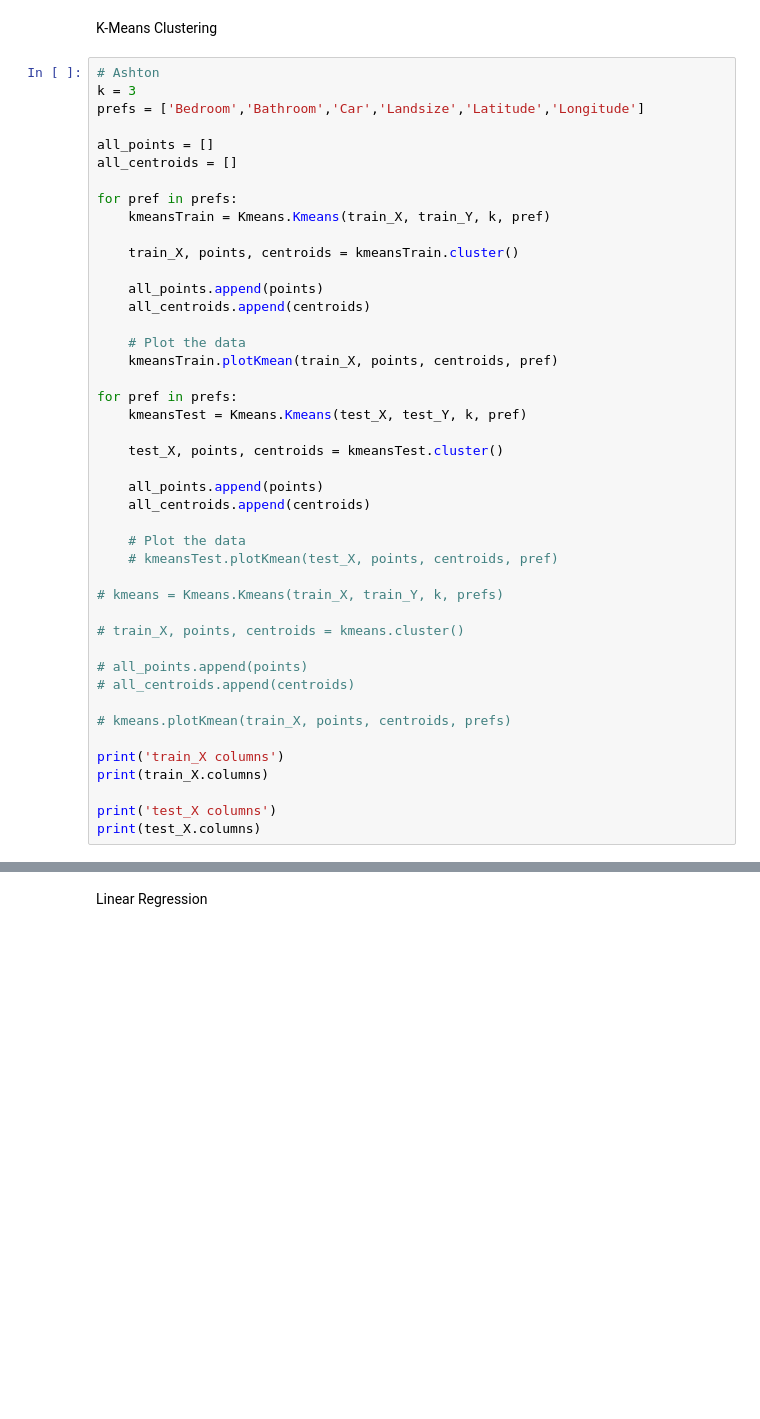
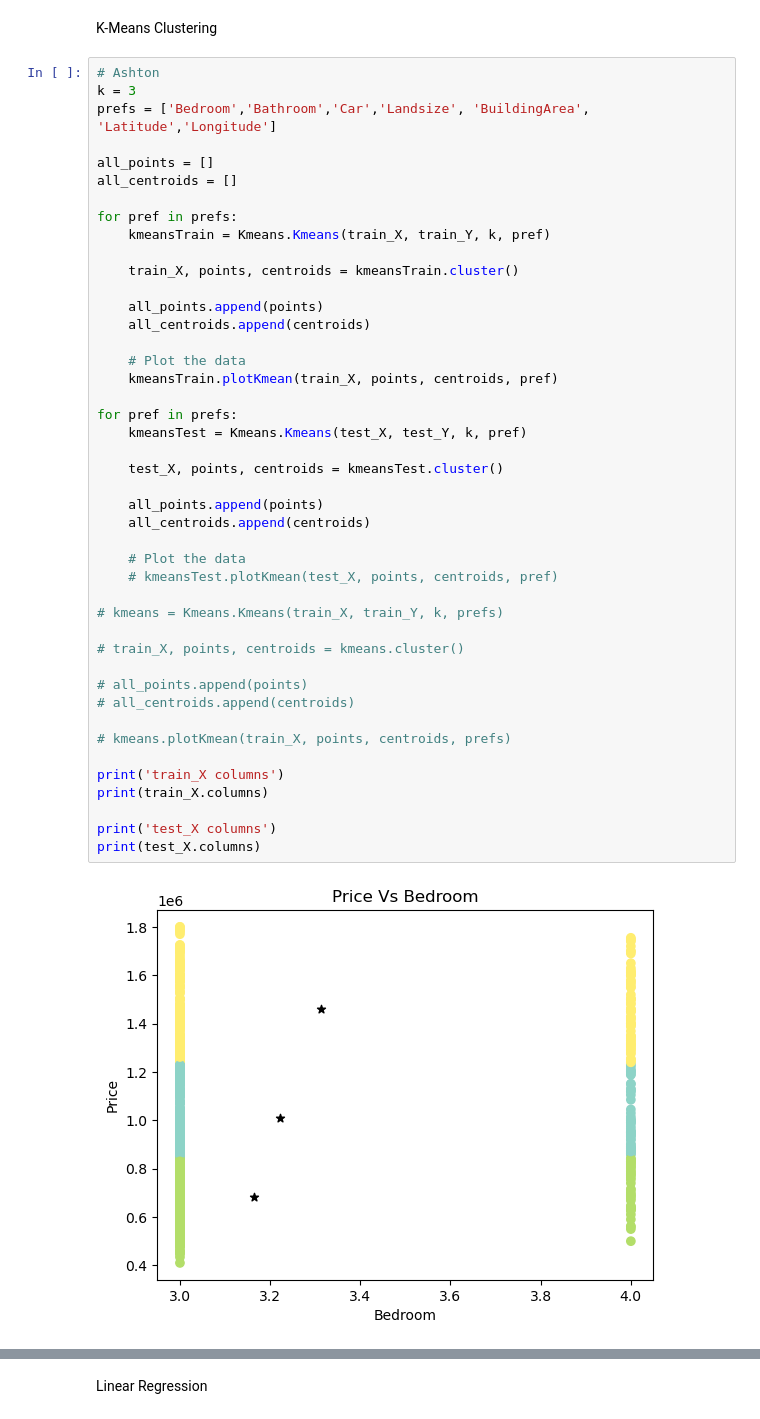
Before and after one commit to Wajeeha-B/ai_project.github.io, a Jupyter notebook: code/estimator.ipynb, the cells around one changed output, grey strips where cells are left out. Cells and saved outputs as stored; diff of their text form; blank space fills up the shorter version.

```diff
--- a/code/estimator.ipynb
+++ b/code/estimator.ipynb
@@ -60,7 +67,7 @@ K-Means Clustering
 # %%
 # Ashton
 k = 3
-prefs = ['Bedroom','Bathroom','Car','Landsize','Latitude','Longitude']
+prefs = ['Bedroom','Bathroom','Car','Landsize', 'BuildingArea', 'Latitude','Longitude']
 
 all_points = []
 all_centroids = []
@@ -74,30 +81,32 @@ for pref in prefs:
     all_centroids.append(centroids)
 
     # Plot the data
     kmeansTrain.plotKmean(train_X, points, centroids, pref)
 
 for pref in prefs:
     kmeansTest = Kmeans.Kmeans(test_X, test_Y, k, pref)
 
     test_X, points, centroids = kmeansTest.cluster()
 
     all_points.append(points)
     all_centroids.append(centroids)
 
     # Plot the data
     # kmeansTest.plotKmean(test_X, points, centroids, pref)
 
 # kmeans = Kmeans.Kmeans(train_X, train_Y, k, prefs)
 
 # train_X, points, centroids = kmeans.cluster()
 
 # all_points.append(points)
 # all_centroids.append(centroids)
 
 # kmeans.plotKmean(train_X, points, centroids, prefs)
 
 print('train_X columns')
 print(train_X.columns)
 
 print('test_X columns')
 print(test_X.columns)
+# %% [output]
+[figure, added]
```
Also changed, not shown: parts of 10 cells of this notebook.
